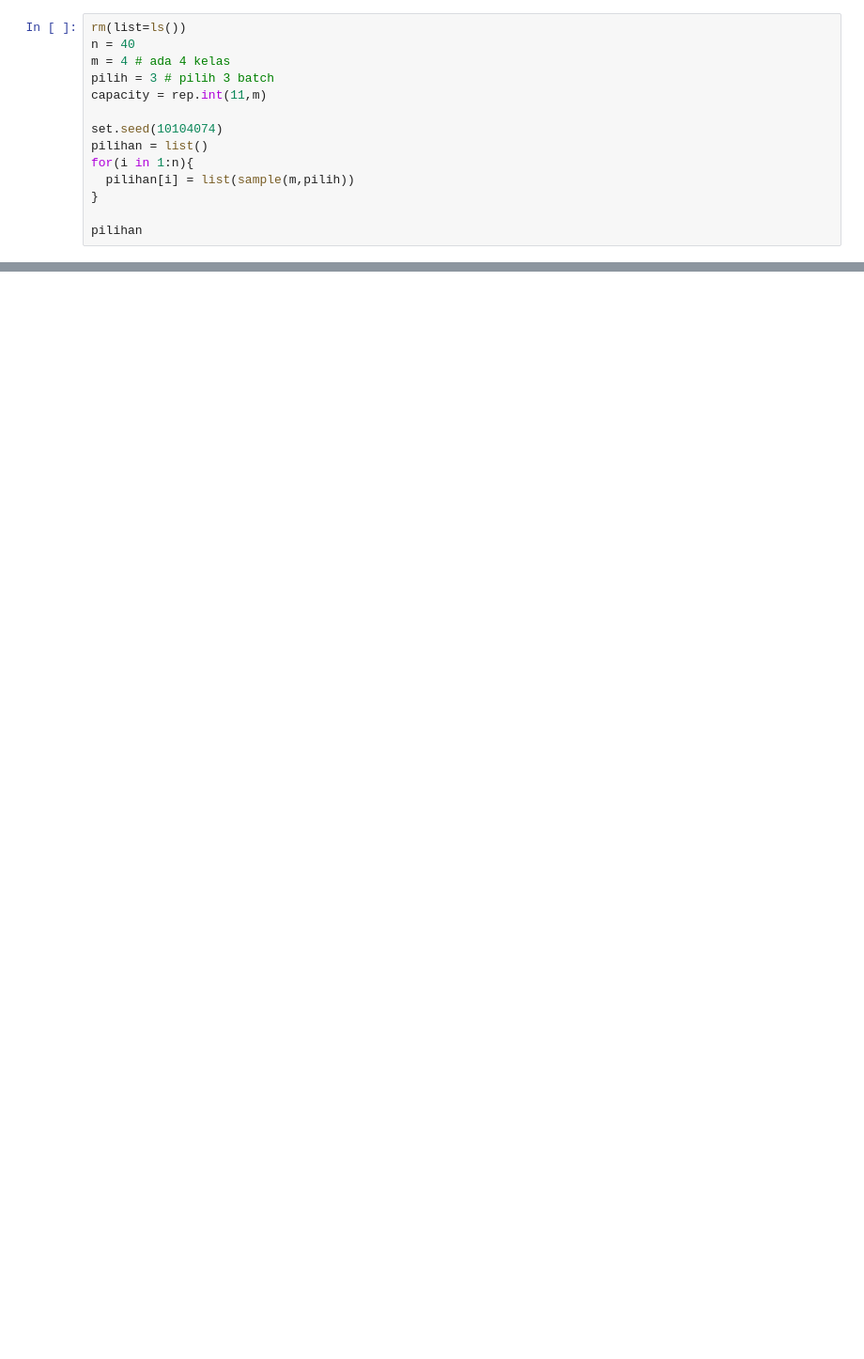
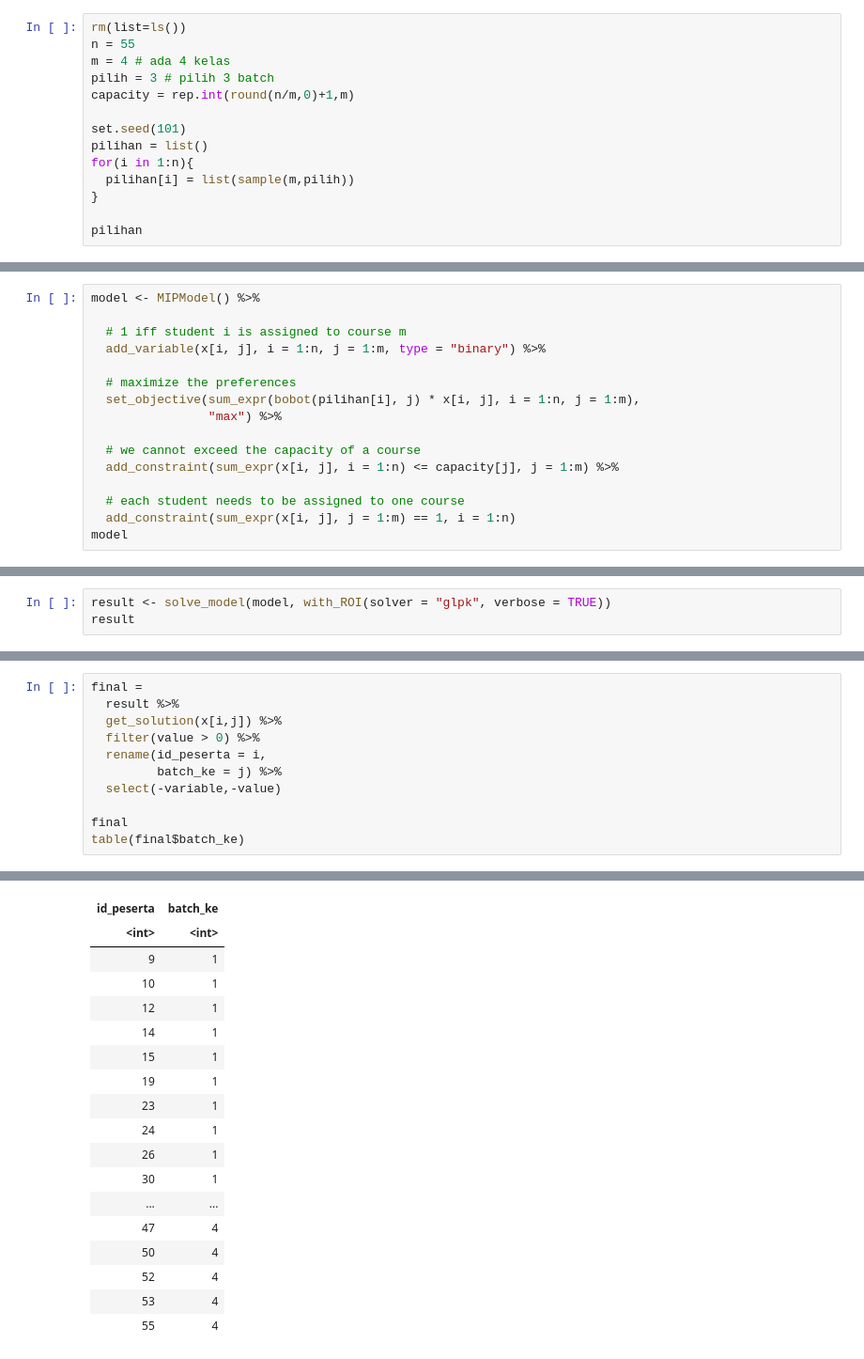
Before and after one commit to ikanx101/G-Colab, a Jupyter notebook: Kelas_Training.ipynb, the cells around one changed output, grey strips where cells are left out. Shown at 94% size. Cells and saved outputs as stored; diff of their text form; blank space fills up the shorter version.

```diff
--- a/Kelas_Training.ipynb
+++ b/Kelas_Training.ipynb
@@ -7,11 +8,11 @@ library(tidyr)
 # %%
 rm(list=ls())
-n = 40
+n = 55
 m = 4 # ada 4 kelas
 pilih = 3 # pilih 3 batch
-capacity = rep.int(11,m)
+capacity = rep.int(round(n/m,0)+1,m)
 
-set.seed(10104074)
+set.seed(101)
 pilihan = list()
 for(i in 1:n){
   pilihan[i] = list(sample(m,pilih))
@@ -133,0 +53,16 @@ Error: status 5
+# %%
+model <- MIPModel() %>%
+
+  # 1 iff student i is assigned to course m
+  add_variable(x[i, j], i = 1:n, j = 1:m, type = "binary") %>%
+
+  # maximize the preferences
+  set_objective(sum_expr(bobot(pilihan[i], j) * x[i, j], i = 1:n, j = 1:m),
+                "max") %>%
+
+  # we cannot exceed the capacity of a course
+  add_constraint(sum_expr(x[i, j], i = 1:n) <= capacity[j], j = 1:m) %>%
+
+  # each student needs to be assigned to one course
+  add_constraint(sum_expr(x[i, j], j = 1:m) == 1, i = 1:n)
+model
@@ -133,0 +77,3 @@ Error: status 5
+# %%
+result <- solve_model(model, with_ROI(solver = "glpk", verbose = TRUE))
+result
@@ -133,0 +100,12 @@ Error: status 5
+# %%
+final =
+  result %>%
+  get_solution(x[i,j]) %>%
+  filter(value > 0) %>%
+  rename(id_peserta = i,
+         batch_ke = j) %>%
+  select(-variable,-value)
+
+final
+table(final$batch_ke)
+# %% [output]
@@ -133,0 +113,18 @@ Error: status 5
+| id_peserta | batch_ke |
+| <int> | <int> |
+| 9 | 1 |
+| 10 | 1 |
+| 12 | 1 |
+| 14 | 1 |
+| 15 | 1 |
+| 19 | 1 |
+| 23 | 1 |
+| 24 | 1 |
+| 26 | 1 |
+| 30 | 1 |
+| ... | ... |
+| 47 | 4 |
+| 50 | 4 |
+| 52 | 4 |
+| 53 | 4 |
+| 55 | 4 |
```
Also changed, not shown: parts of 10 cells of this notebook.
